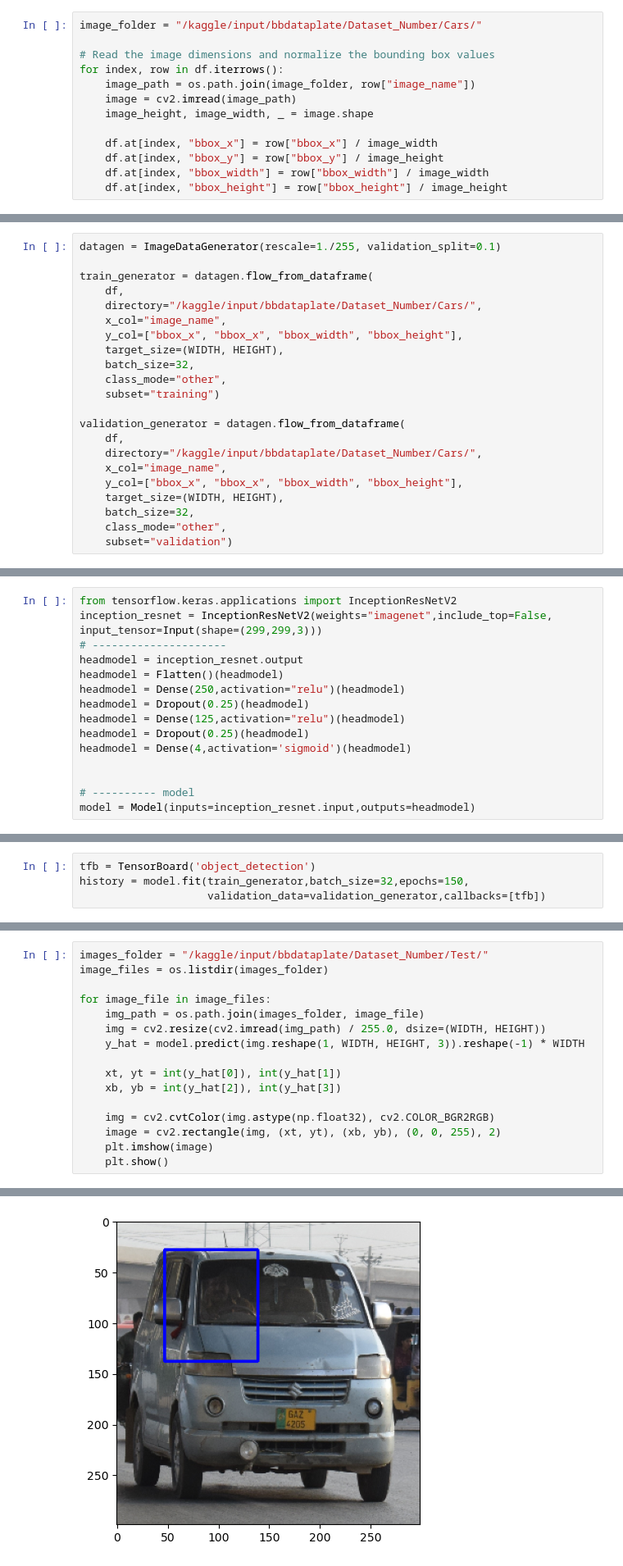
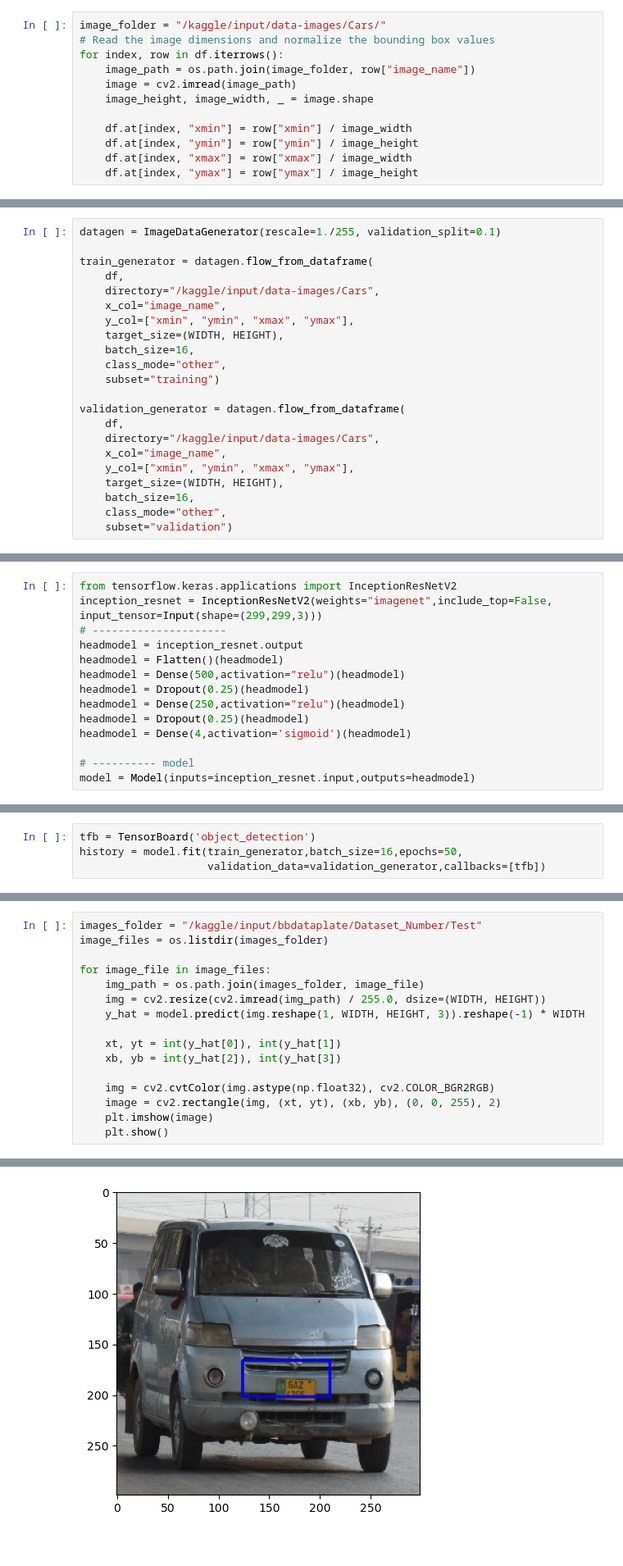
Before and after one commit to hassanmasood30/Programmer-Force, a Jupyter notebook: Evaluation Task/Deep Learning Task/Task 2/numberplate-detection-pakistancars.ipynb, the cells around one changed output, grey strips where cells are left out. Shown at 82% size. Drawn from its saved outputs; the diff is of its cells as text.

```diff
--- a/Evaluation Task/Deep Learning Task/Task 2/numberplate-detection-pakistancars.ipynb
+++ b/Evaluation Task/Deep Learning Task/Task 2/numberplate-detection-pakistancars.ipynb
@@ -28,16 +54,15 @@ df.head()
 # %%
-image_folder = "/kaggle/input/bbdataplate/Dataset_Number/Cars/"
-
+image_folder = "/kaggle/input/data-images/Cars/"
 # Read the image dimensions and normalize the bounding box values
 for index, row in df.iterrows():
     image_path = os.path.join(image_folder, row["image_name"])
     image = cv2.imread(image_path)
     image_height, image_width, _ = image.shape
 
-    df.at[index, "bbox_x"] = row["bbox_x"] / image_width
-    df.at[index, "bbox_y"] = row["bbox_y"] / image_height
-    df.at[index, "bbox_width"] = row["bbox_width"] / image_width
-    df.at[index, "bbox_height"] = row["bbox_height"] / image_height
+    df.at[index, "xmin"] = row["xmin"] / image_width
+    df.at[index, "ymin"] = row["ymin"] / image_height
+    df.at[index, "xmax"] = row["xmax"] / image_width
+    df.at[index, "ymax"] = row["ymax"] / image_height
 # %%
 df.head()
 # %% [output]
@@ -82,21 +107,21 @@ datagen = ImageDataGenerator(rescale=1./255, validation_split=0.1)
 
 train_generator = datagen.flow_from_dataframe(
     df,
-    directory="/kaggle/input/bbdataplate/Dataset_Number/Cars/",
+    directory="/kaggle/input/data-images/Cars",
     x_col="image_name",
-    y_col=["bbox_x", "bbox_x", "bbox_width", "bbox_height"],
+    y_col=["xmin", "ymin", "xmax", "ymax"],
     target_size=(WIDTH, HEIGHT),
-    batch_size=32,
+    batch_size=16,
     class_mode="other",
     subset="training")
 
 validation_generator = datagen.flow_from_dataframe(
     df,
-    directory="/kaggle/input/bbdataplate/Dataset_Number/Cars/",
+    directory="/kaggle/input/data-images/Cars",
     x_col="image_name",
-    y_col=["bbox_x", "bbox_x", "bbox_width", "bbox_height"],
+    y_col=["xmin", "ymin", "xmax", "ymax"],
     target_size=(WIDTH, HEIGHT),
-    batch_size=32,
+    batch_size=16,
     class_mode="other",
     subset="validation")
 # %% [output]
@@ -108,12 +133,11 @@ inception_resnet = InceptionResNetV2(weights="imagenet",include_top=False, input
 # ---------------------
 headmodel = inception_resnet.output
 headmodel = Flatten()(headmodel)
+headmodel = Dense(500,activation="relu")(headmodel)
+headmodel = Dropout(0.25)(headmodel)
 headmodel = Dense(250,activation="relu")(headmodel)
-headmodel = Dropout(0.25)(headmodel)
-headmodel = Dense(125,activation="relu")(headmodel)
 headmodel = Dropout(0.25)(headmodel)
 headmodel = Dense(4,activation='sigmoid')(headmodel)
 
-
 # ---------- model
 model = Model(inputs=inception_resnet.input,outputs=headmodel)
@@ -126,6 +147,6 @@ model.compile(loss='mse',optimizer=tf.keras.optimizers.Adam(learning_rate=1e-4))
 #model.summary()
 # %%
 tfb = TensorBoard('object_detection')
-history = model.fit(train_generator,batch_size=32,epochs=150,
+history = model.fit(train_generator,batch_size=16,epochs=50,
                     validation_data=validation_generator,callbacks=[tfb])
 # %% [output]
@@ -163,19 +184,19 @@ model.evaluate_generator(validation_generator)
 # %%
-images_folder = "/kaggle/input/bbdataplate/Dataset_Number/Test/"
+images_folder = "/kaggle/input/bbdataplate/Dataset_Number/Test"
 image_files = os.listdir(images_folder)
 
 for image_file in image_files:
     img_path = os.path.join(images_folder, image_file)
     img = cv2.resize(cv2.imread(img_path) / 255.0, dsize=(WIDTH, HEIGHT))
     y_hat = model.predict(img.reshape(1, WIDTH, HEIGHT, 3)).reshape(-1) * WIDTH
 
     xt, yt = int(y_hat[0]), int(y_hat[1])
     xb, yb = int(y_hat[2]), int(y_hat[3])
 
     img = cv2.cvtColor(img.astype(np.float32), cv2.COLOR_BGR2RGB)
     image = cv2.rectangle(img, (xt, yt), (xb, yb), (0, 0, 255), 2)
     plt.imshow(image)
     plt.show()
 # %% [output]
 1/1 [==============================] - 4s 4s/step
-[figure, old version]
+[figure, new version]
```
Also changed, not shown: parts of 15 cells of this notebook.
